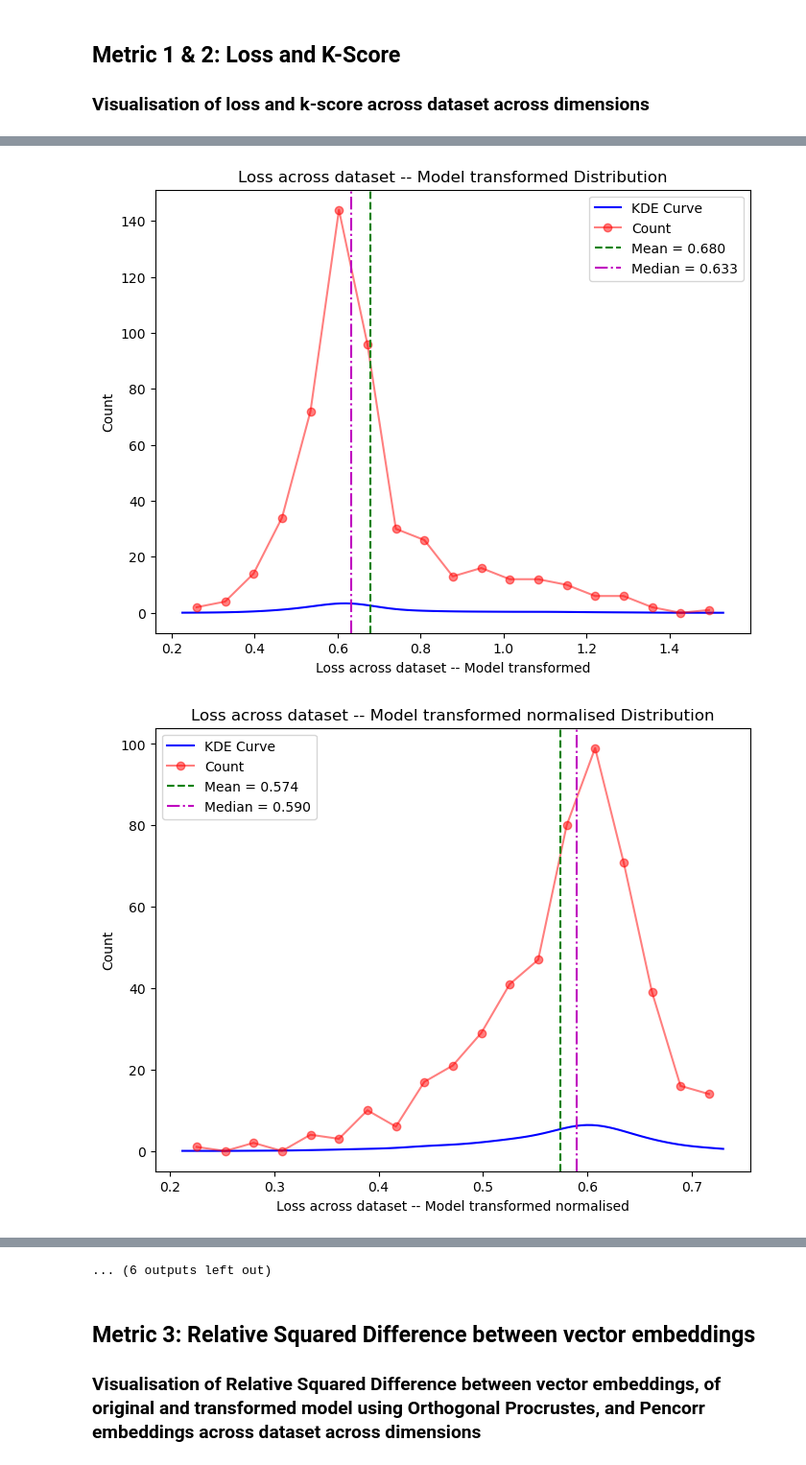
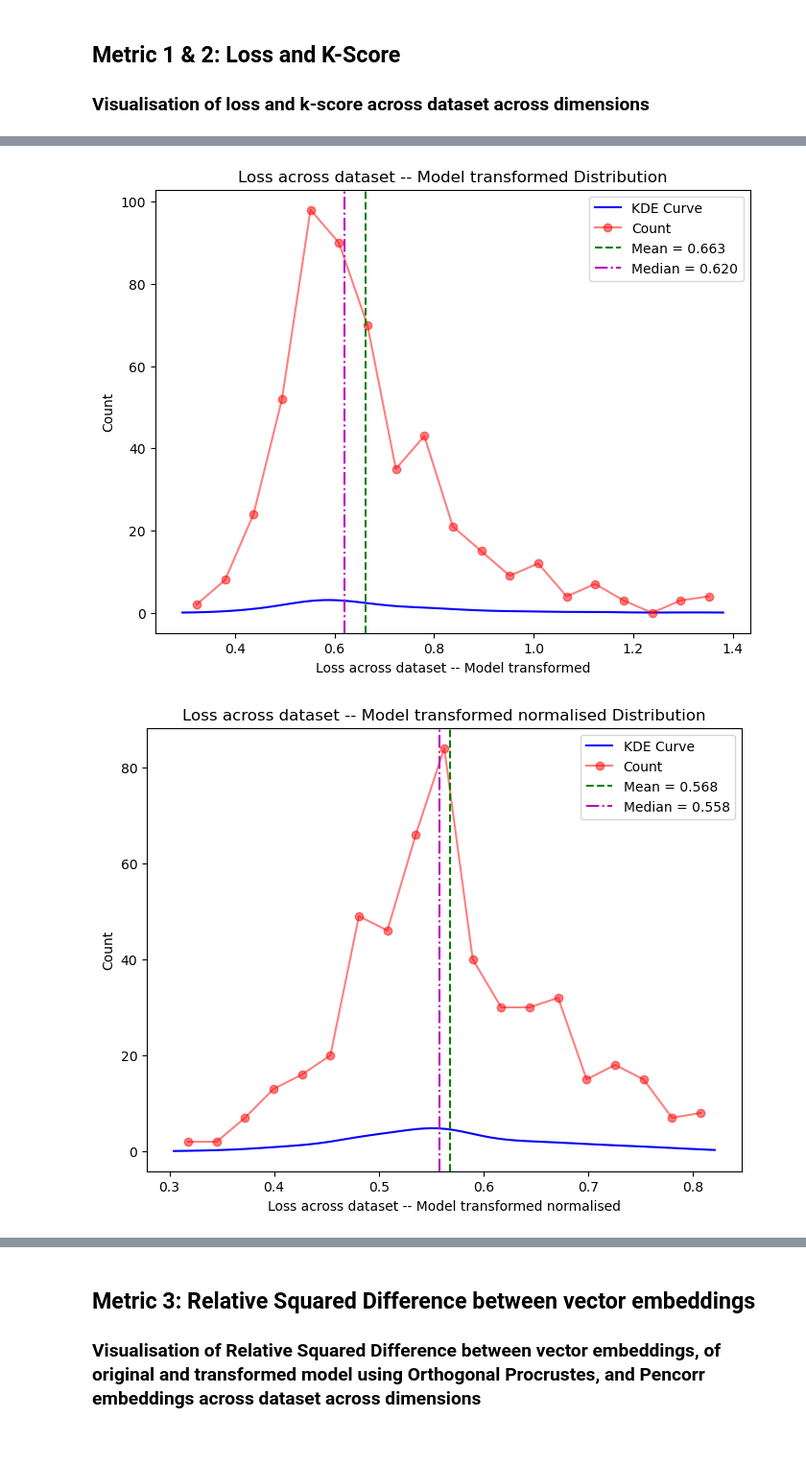
Before and after one commit to nuagetsu/VecRepV3, a Jupyter notebook: evaluation/test_mnist.ipynb, the cells around one changed output, grey strips where cells are left out. Shown: that part at 96% size. Saved outputs shown, nothing was run; the diff lists cells and outputs as text; code cells hidden in the pictures.

```diff
--- a/evaluation/test_mnist.ipynb
+++ b/evaluation/test_mnist.ipynb
@@ -61,7 +61,7 @@ embeddingType = f"pencorr_{dimensions}"
 k = 7
 imageType = "MNIST"
 
-model_directory = "model/all_model_dumps_1/LPS_models"
+model_directory = "model"
 
 transform = transforms.Compose([
     transforms.Resize((32, 32)),
@@ -69,7 +69,7 @@ transform = transforms.Compose([
     transforms.Normalize((0.5,), (0.5,))
 ])
 
-MNIST_data= torchvision.datasets.MNIST(root="/home/jovyan/workspace-test1/VecRepV3/data", train=False, transform=transform)
+MNIST_data= torchvision.datasets.FashionMNIST(root="/home/jovyan/workspace-test1/VecRepV3/data", train=False, transform=transform)
 print(len(MNIST_data)) #Total unique images: 10000
 
 random.seed(42)
@@ -112,19 +111,0 @@ Label 9: 59 images
-# %%
-from scipy.stats import gaussian_kde
-testSample = np.load('/home/jovyan/workspace-test1/VecRepV3/data/train_images_16x16.npy')
-testSample = testSample[:500]
-matrixG = imgcalc.get_matrixG(testSample, imageProductType)
-upper_triangle = matrixG[np.triu_indices_from(matrixG, k=0)]
-
-mean_val = np.mean(upper_triangle)
-density = gaussian_kde(upper_triangle)
-x_vals = np.linspace(min(upper_triangle), max(upper_triangle), 500)
-density_vals = density(x_vals)
-plt.hist(upper_triangle, bins='auto', edgecolor='black', density=True, alpha=0.6, label='Histogram')
-plt.plot(x_vals, density_vals, color='blue', linewidth=2, label='Density Curve')
-plt.axvline(mean_val, color='red', linestyle='dashed', linewidth=1.5, label=f'Mean = {mean_val:.2f}')
-plt.title("Distribution of NCC Scores in 32x32 Test Set")
-plt.xlabel("Value")
-plt.ylabel("Density")
-plt.legend()
-plt.show()
@@ -173,8 +154,8 @@ input_dataset = [torch.tensor(img).to(device).float() for img in input_dataset]
 # %% [output]
 [figure]
 # %%
-model = models.SimpleCNN6(dimensions=dimensions, padding_mode='circular').to(device)
+model = models.SimpleCNN4(dimensions=dimensions, padding_mode='circular').to(device)
 model.load_state_dict(torch.load(os.path.join(os.path.abspath("../../VecRepV3"), model_directory,
-                                              f'best_model_MNIST_{imageType}_{dimensions}d_convlayer5.pt'), weights_only=True, map_location=torch.device('cpu')))
+                                              f'best_model_MNIST_{imageType}_{dimensions}d_convlayer3.pt'), weights_only=True, map_location=torch.device('cpu')))
 model.eval()
 # %% [output]
@@ -539,7 +520,7 @@ for dim in dimensions:
 ### Visualisation of loss and k-score across dataset across dimensions
 # %%
 # ------------------------ Loss and Kscores of transformed embedding across dataset -----------------------------
-dimensions = [32, 64]
+dimensions = [64]
 losses_transformed_normalised = []
 losses_transformed = []
 losses_original = []
@@ -564,9 +545,9 @@ for dim in dimensions:
     print(f"For dimension {dim}")
     embeddingType = f"pencorr_{dim}"
 
-    model = models.SimpleCNN6(dimensions=dim, padding_mode='circular').to(device)
+    model = models.SimpleCNN4(dimensions=dim, padding_mode='circular').to(device)
     model.load_state_dict(torch.load(os.path.join(os.path.abspath("../../VecRepV3"), model_directory,
-                     f'best_model_MNIST_{imageType}_{dim}d_convlayer5.pt'), weights_only=True, map_location=torch.device('cpu')))
+                     f'best_model_MNIST_{imageType}_{dim}d_convlayer3.pt'), weights_only=True, map_location=torch.device('cpu')))
 
     model.eval()
 
@@ -660,4 +641,6 @@ for dim in dimensions:
     kscores_transformed.append(np.mean(kscore_transformed))
     kscores_original.append(np.mean(kscore_original))
     kscores_BFMethod.append(np.mean(kscore_BFMethod))
+
+    #0.329 no dropout
 # %% [output]
@@ -683,2 +666,2 @@ NCC Interval            Average Loss
-[figure, old version]
+[figure, new version]
-[figure, old version]
+[figure, new version]
@@ -708,4 +672,3 @@ NCC Interval            Average Loss
-... (6 outputs left out)
 # %%
 print(f"BFMethod: Loss and Kscores")
 print("Kscores: ",kscores_BFMethod, np.argmax(kscores_BFMethod))
```
Also changed, not shown: parts of 5 cells of this notebook, 5 other files.
